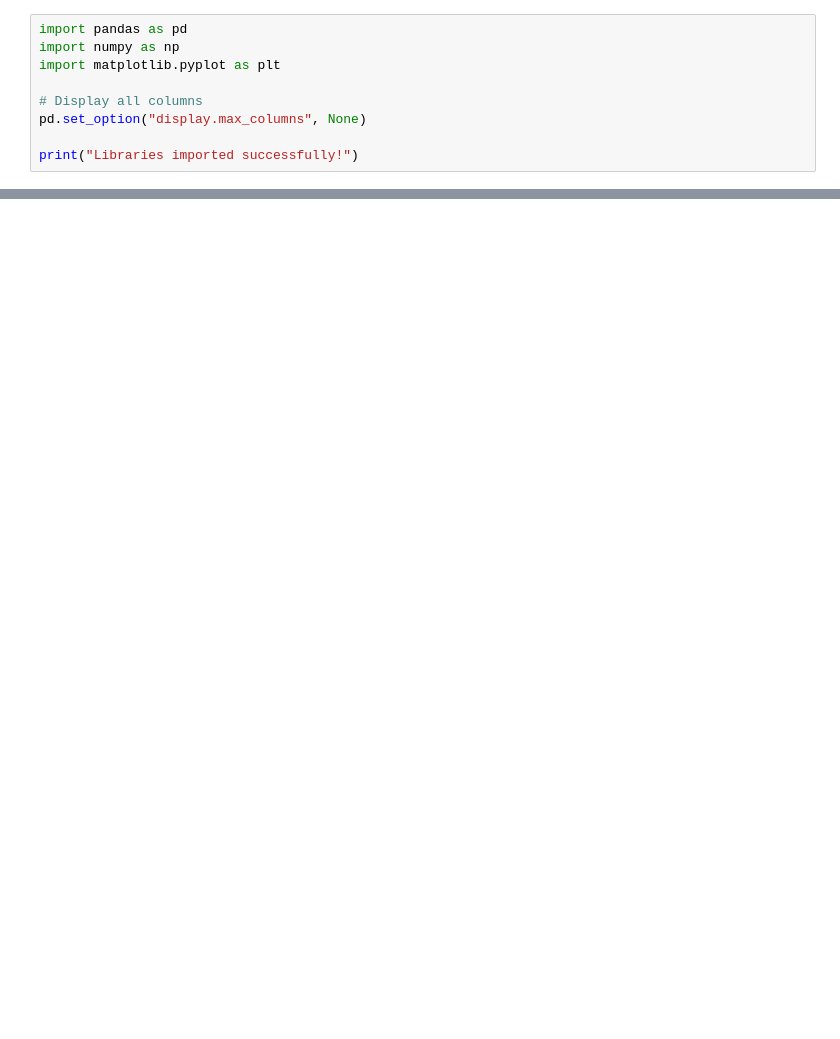
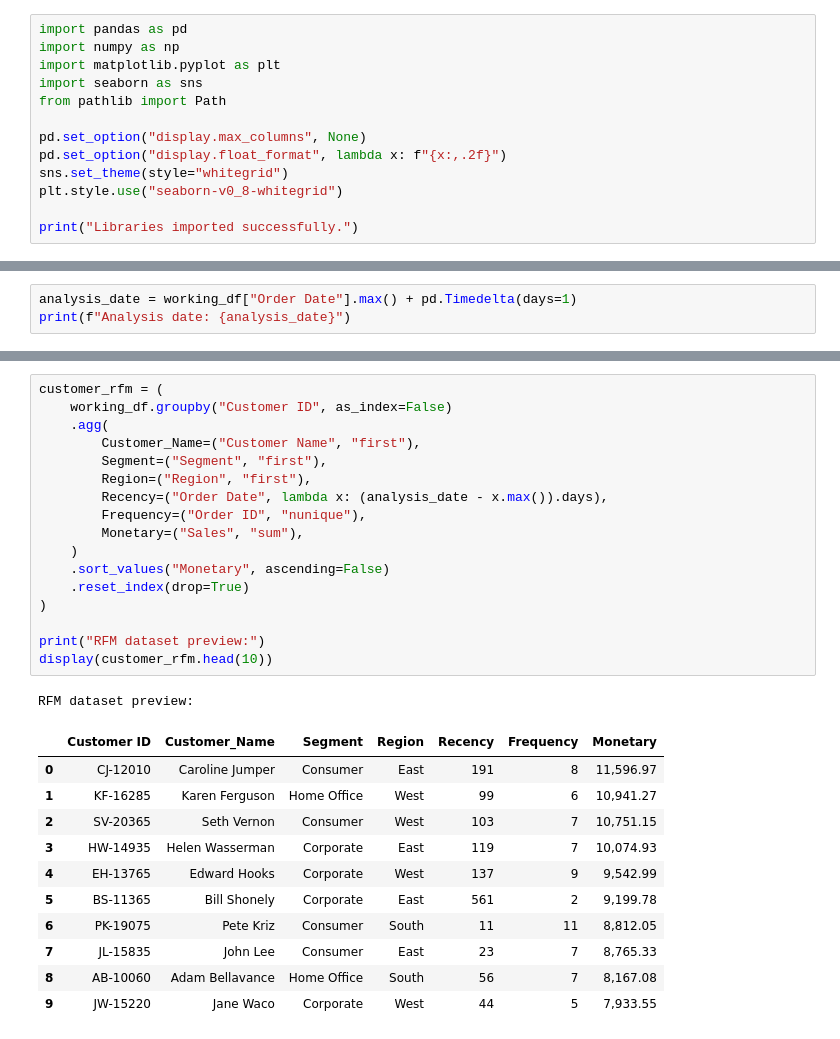
Before and after one commit to zainlatif/Syntecxhub_Customer_Segmentation_RFM, a Jupyter notebook: notebooks/customer_segmentation_rfm.ipynb, the cells around one changed output, grey strips where cells are left out. Drawn from its saved outputs; the diff is of its cells as text; blank space fills up the shorter version.

```diff
--- a/notebooks/customer_segmentation_rfm.ipynb
+++ b/notebooks/customer_segmentation_rfm.ipynb
@@ -6,9 +22,13 @@ Cell 1: Import Libraries
 import pandas as pd
 import numpy as np
 import matplotlib.pyplot as plt
+import seaborn as sns
+from pathlib import Path
 
-# Display all columns
 pd.set_option("display.max_columns", None)
+pd.set_option("display.float_format", lambda x: f"{x:,.2f}")
+sns.set_theme(style="whitegrid")
+plt.style.use("seaborn-v0_8-whitegrid")
 
-print("Libraries imported successfully!")
+print("Libraries imported successfully.")
 # %% [output]
@@ -88,0 +430,3 @@ print("="*60)
+# %%
+analysis_date = working_df["Order Date"].max() + pd.Timedelta(days=1)
+print(f"Analysis date: {analysis_date}")
@@ -88,0 +438,30 @@ print("="*60)
+# %%
+customer_rfm = (
+    working_df.groupby("Customer ID", as_index=False)
+    .agg(
+        Customer_Name=("Customer Name", "first"),
+        Segment=("Segment", "first"),
+        Region=("Region", "first"),
+        Recency=("Order Date", lambda x: (analysis_date - x.max()).days),
+        Frequency=("Order ID", "nunique"),
+        Monetary=("Sales", "sum"),
+    )
+    .sort_values("Monetary", ascending=False)
+    .reset_index(drop=True)
+)
+
+print("RFM dataset preview:")
+display(customer_rfm.head(10))
+# %% [output]
+RFM dataset preview:
+|  | Customer ID | Customer_Name | Segment | Region | Recency | Frequency | Monetary |
+| 0 | CJ-12010 | Caroline Jumper | Consumer | East | 191 | 8 | 11,596.97 |
+| 1 | KF-16285 | Karen Ferguson | Home Office | West | 99 | 6 | 10,941.27 |
+| 2 | SV-20365 | Seth Vernon | Consumer | West | 103 | 7 | 10,751.15 |
+| 3 | HW-14935 | Helen Wasserman | Corporate | East | 119 | 7 | 10,074.93 |
+| 4 | EH-13765 | Edward Hooks | Corporate | West | 137 | 9 | 9,542.99 |
+| 5 | BS-11365 | Bill Shonely | Corporate | East | 561 | 2 | 9,199.78 |
+| 6 | PK-19075 | Pete Kriz | Consumer | South | 11 | 11 | 8,812.05 |
+| 7 | JL-15835 | John Lee | Consumer | East | 23 | 7 | 8,765.33 |
+| 8 | AB-10060 | Adam Bellavance | Home Office | South | 56 | 7 | 8,167.08 |
+| 9 | JW-15220 | Jane Waco | Corporate | West | 44 | 5 | 7,933.55 |
```
Also changed, not shown: parts of 37 cells of this notebook.
